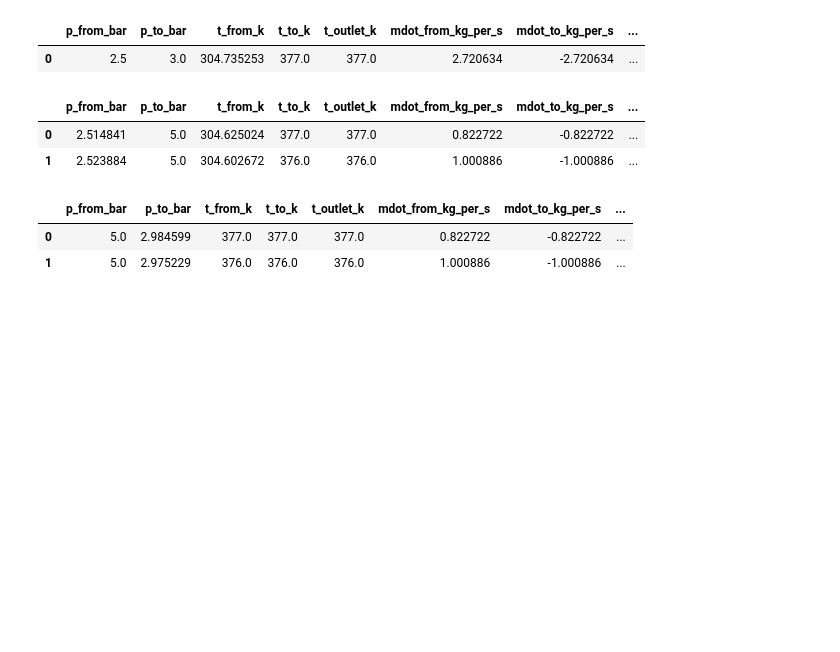
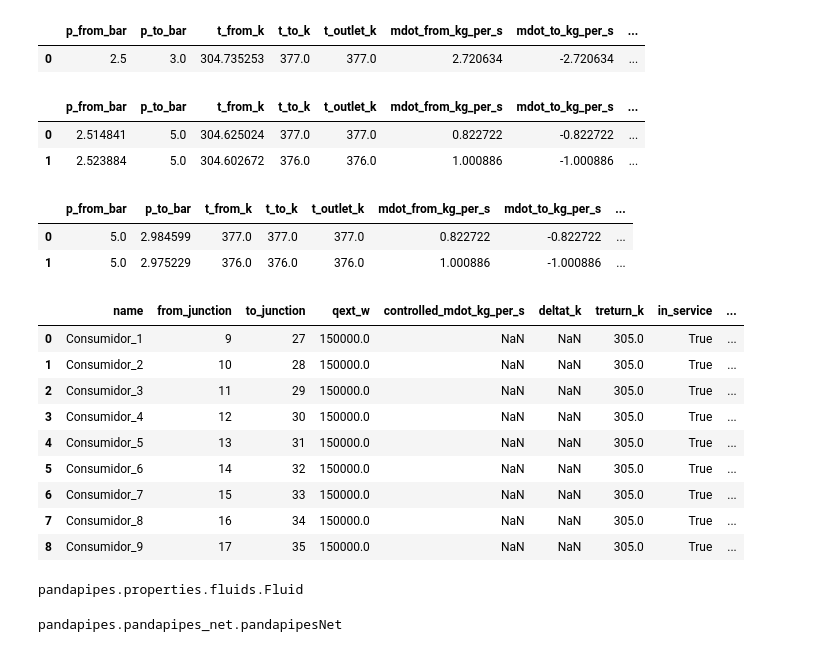
Before and after one commit to SerranoScope/Reduced_simulation, a Jupyter notebook: Normal Structure/Quatrième_cas_étude.ipynb, the cells around one changed output. Saved outputs shown, nothing was run; the diff lists cells and outputs as text; code cells hidden in the pictures; blank space fills up the shorter version.

```diff
--- a/Normal Structure/Quatrième_cas_étude.ipynb
+++ b/Normal Structure/Quatrième_cas_étude.ipynb
@@ -477,3 +477,16 @@ net.res_flow_control
 |  | p_from_bar | p_to_bar | t_from_k | t_to_k | t_outlet_k | mdot_from_kg_per_s | mdot_to_kg_per_s | ... |
 | 0 | 5.0 | 2.984599 | 377.0 | 377.0 | 377.0 | 0.822722 | -0.822722 | ... |
 | 1 | 5.0 | 2.975229 | 376.0 | 376.0 | 376.0 | 1.000886 | -1.000886 | ... |
+# %%
+net.heat_consumer
+# %% [output]
+|  | name | from_junction | to_junction | qext_w | controlled_mdot_kg_per_s | deltat_k | treturn_k | in_service | ... |
+| 0 | Consumidor_1 | 9 | 27 | 150000.0 | NaN | NaN | 305.0 | True | ... |
+| 1 | Consumidor_2 | 10 | 28 | 150000.0 | NaN | NaN | 305.0 | True | ... |
+| 2 | Consumidor_3 | 11 | 29 | 150000.0 | NaN | NaN | 305.0 | True | ... |
+| 3 | Consumidor_4 | 12 | 30 | 150000.0 | NaN | NaN | 305.0 | True | ... |
+| 4 | Consumidor_5 | 13 | 31 | 150000.0 | NaN | NaN | 305.0 | True | ... |
+| 5 | Consumidor_6 | 14 | 32 | 150000.0 | NaN | NaN | 305.0 | True | ... |
+| 6 | Consumidor_7 | 15 | 33 | 150000.0 | NaN | NaN | 305.0 | True | ... |
+| 7 | Consumidor_8 | 16 | 34 | 150000.0 | NaN | NaN | 305.0 | True | ... |
+| 8 | Consumidor_9 | 17 | 35 | 150000.0 | NaN | NaN | 305.0 | True | ... |
@@ -479,0 +495,8 @@ net.res_flow_control
+# %%
+type(t)
+# %% [output]
+pandapipes.properties.fluids.Fluid
+# %%
+type(net)
+# %% [output]
+pandapipes.pandapipes_net.pandapipesNet
```
Also changed, not shown: parts of 2 cells of this notebook, 6 other files.
